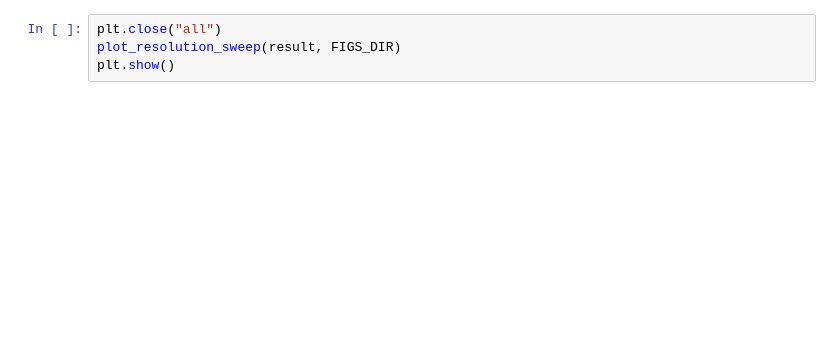
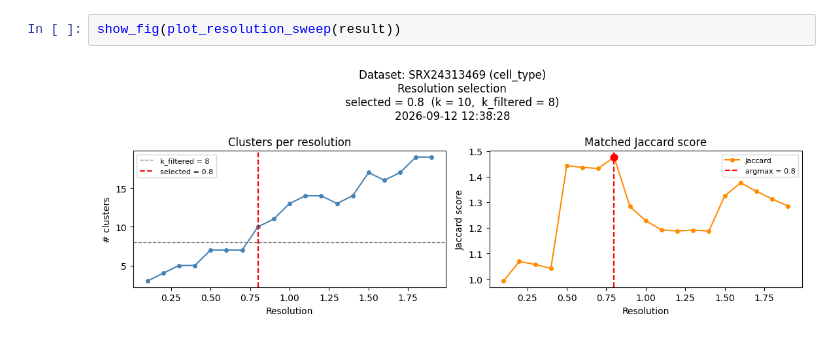
Before and after one commit to otodreas/scBaseCount_Pipeline, a Jupyter notebook: notebooks/utility/single_srx_cluster_validation.ipynb, the cells around one changed output. Cells and saved outputs as stored; diff of their text form; blank space fills up the shorter version.

Commit message:
notebook for reviewer, redefine viz funcs to work in nb, align resolution sweep range w atlas

```diff
--- a/notebooks/utility/single_srx_cluster_validation.ipynb
+++ b/notebooks/utility/single_srx_cluster_validation.ipynb
@@ -72,5 +103,5 @@ plt.show()
 # %%
-plt.close("all")
-plot_resolution_sweep(result, FIGS_DIR)
-plt.show()
+show_fig(plot_resolution_sweep(result))
+# %% [output]
+[figure, added]
 # %%
```
Also changed, not shown: parts of 17 cells of this notebook, 9 other files.
